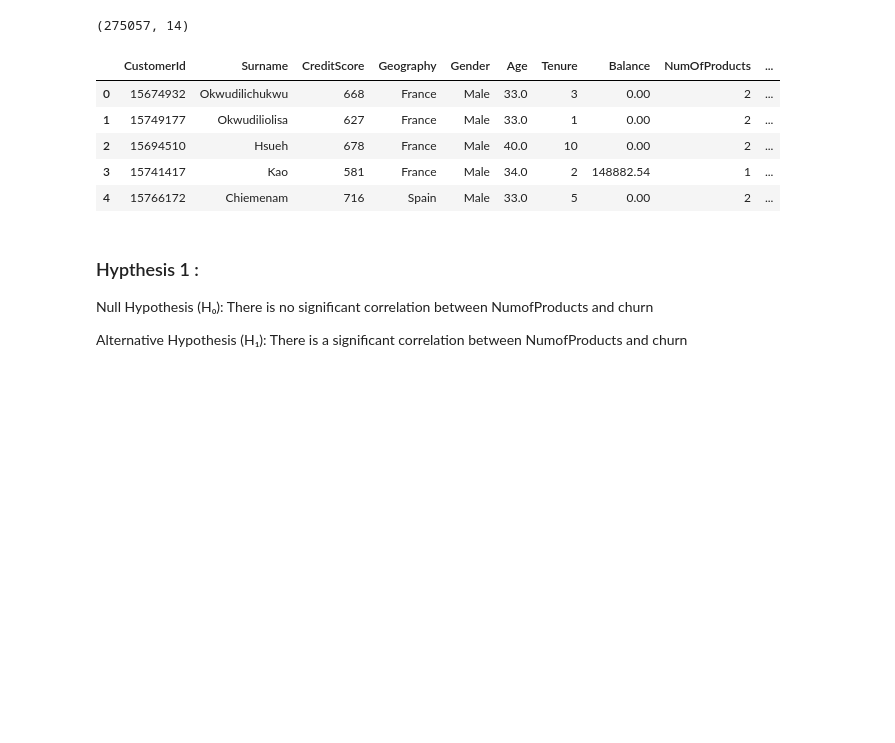
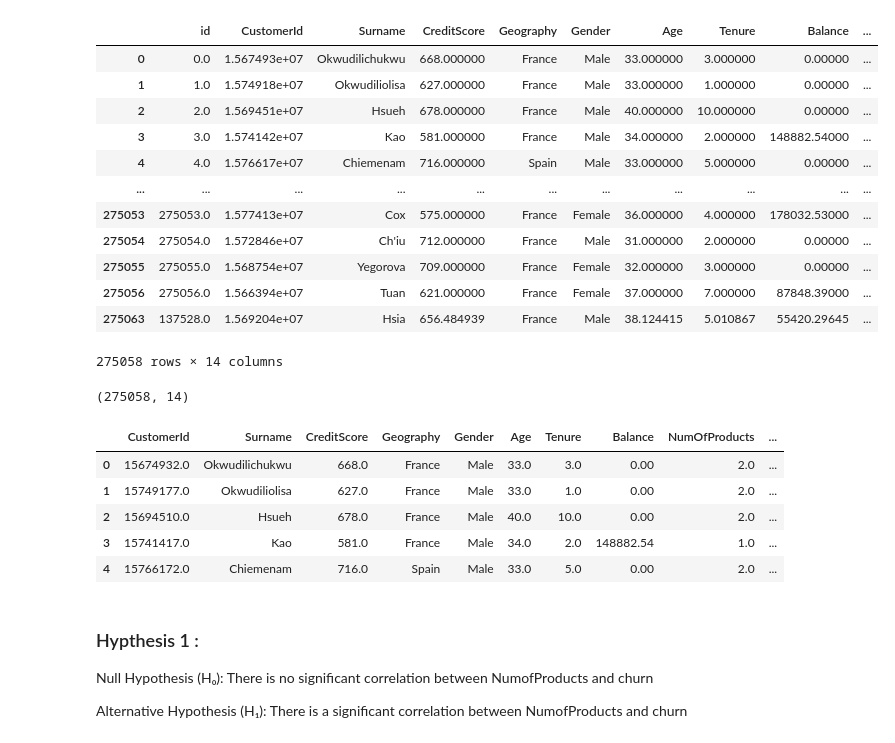
Before and after one commit to Aarzooj/CSE-558-Data-Science-Project, a Jupyter notebook: hypothesis_testing.ipynb, the cells around one changed output. Saved outputs shown, nothing was run; the diff lists cells and outputs as text; code cells hidden in the pictures; blank space fills up the shorter version.

```diff
--- a/hypothesis_testing.ipynb
+++ b/hypothesis_testing.ipynb
@@ -9,10 +9,40 @@ warnings.filterwarnings('ignore')
 # %%
 df = pd.read_csv('Dataset/complete_dataset.csv')
 # df2 = pd.read_csv('predictions3.csv')
+# %%
+df = df.drop_duplicates()
+
+def fill_missing_values(df):
+
+    for col in df.select_dtypes(include=['float64', 'int64']).columns:
+        if col in ["Exited", "NumOfProducts", "HasCrCard", "IsActiveMember"]:
+            continue
+        df[col].fillna(df[col].mean(), inplace=True)
+    for col in df.select_dtypes(include=['object']).columns:
+        df[col].fillna(df[col].mode()[0], inplace=True)
+    for col in ["Exited", "NumOfProducts", "HasCrCard", "IsActiveMember"]:
+        df[col].fillna(df[col].mode()[0], inplace=True)
+    return df
+
+fill_missing_values(df)
+# %% [output]
+|  | id | CustomerId | Surname | CreditScore | Geography | Gender | Age | Tenure | Balance | ... |
+| 0 | 0.0 | 1.567493e+07 | Okwudilichukwu | 668.000000 | France | Male | 33.000000 | 3.000000 | 0.00000 | ... |
+| 1 | 1.0 | 1.574918e+07 | Okwudiliolisa | 627.000000 | France | Male | 33.000000 | 1.000000 | 0.00000 | ... |
+| 2 | 2.0 | 1.569451e+07 | Hsueh | 678.000000 | France | Male | 40.000000 | 10.000000 | 0.00000 | ... |
+| 3 | 3.0 | 1.574142e+07 | Kao | 581.000000 | France | Male | 34.000000 | 2.000000 | 148882.54000 | ... |
+| 4 | 4.0 | 1.576617e+07 | Chiemenam | 716.000000 | Spain | Male | 33.000000 | 5.000000 | 0.00000 | ... |
+| ... | ... | ... | ... | ... | ... | ... | ... | ... | ... | ... |
+| 275053 | 275053.0 | 1.577413e+07 | Cox | 575.000000 | France | Female | 36.000000 | 4.000000 | 178032.53000 | ... |
+| 275054 | 275054.0 | 1.572846e+07 | Ch'iu | 712.000000 | France | Male | 31.000000 | 2.000000 | 0.00000 | ... |
+| 275055 | 275055.0 | 1.568754e+07 | Yegorova | 709.000000 | France | Female | 32.000000 | 3.000000 | 0.00000 | ... |
+| 275056 | 275056.0 | 1.566394e+07 | Tuan | 621.000000 | France | Female | 37.000000 | 7.000000 | 87848.39000 | ... |
+| 275063 | 137528.0 | 1.569204e+07 | Hsia | 656.484939 | France | Male | 38.124415 | 5.010867 | 55420.29645 | ... |
+275058 rows × 14 columns
 # %%
 df.shape
 # %% [output]
-(275057, 14)
+(275058, 14)
 # %%
 # df2.shape
 # %%
@@ -21,11 +51,11 @@ df.drop(df.columns[0], axis=1, inplace=True)
 df.head()
 # %% [output]
 |  | CustomerId | Surname | CreditScore | Geography | Gender | Age | Tenure | Balance | NumOfProducts | ... |
-| 0 | 15674932 | Okwudilichukwu | 668 | France | Male | 33.0 | 3 | 0.00 | 2 | ... |
-| 1 | 15749177 | Okwudiliolisa | 627 | France | Male | 33.0 | 1 | 0.00 | 2 | ... |
-| 2 | 15694510 | Hsueh | 678 | France | Male | 40.0 | 10 | 0.00 | 2 | ... |
-| 3 | 15741417 | Kao | 581 | France | Male | 34.0 | 2 | 148882.54 | 1 | ... |
-| 4 | 15766172 | Chiemenam | 716 | Spain | Male | 33.0 | 5 | 0.00 | 2 | ... |
+| 0 | 15674932.0 | Okwudilichukwu | 668.0 | France | Male | 33.0 | 3.0 | 0.00 | 2.0 | ... |
+| 1 | 15749177.0 | Okwudiliolisa | 627.0 | France | Male | 33.0 | 1.0 | 0.00 | 2.0 | ... |
+| 2 | 15694510.0 | Hsueh | 678.0 | France | Male | 40.0 | 10.0 | 0.00 | 2.0 | ... |
+| 3 | 15741417.0 | Kao | 581.0 | France | Male | 34.0 | 2.0 | 148882.54 | 1.0 | ... |
+| 4 | 15766172.0 | Chiemenam | 716.0 | Spain | Male | 33.0 | 5.0 | 0.00 | 2.0 | ... |
 # %% [markdown]
 ### Hypthesis 1 :
 Null Hypothesis (H₀): There is no significant correlation between NumofProducts and churn
```
Also changed, not shown: parts of 8 cells of this notebook, 2 other files.
